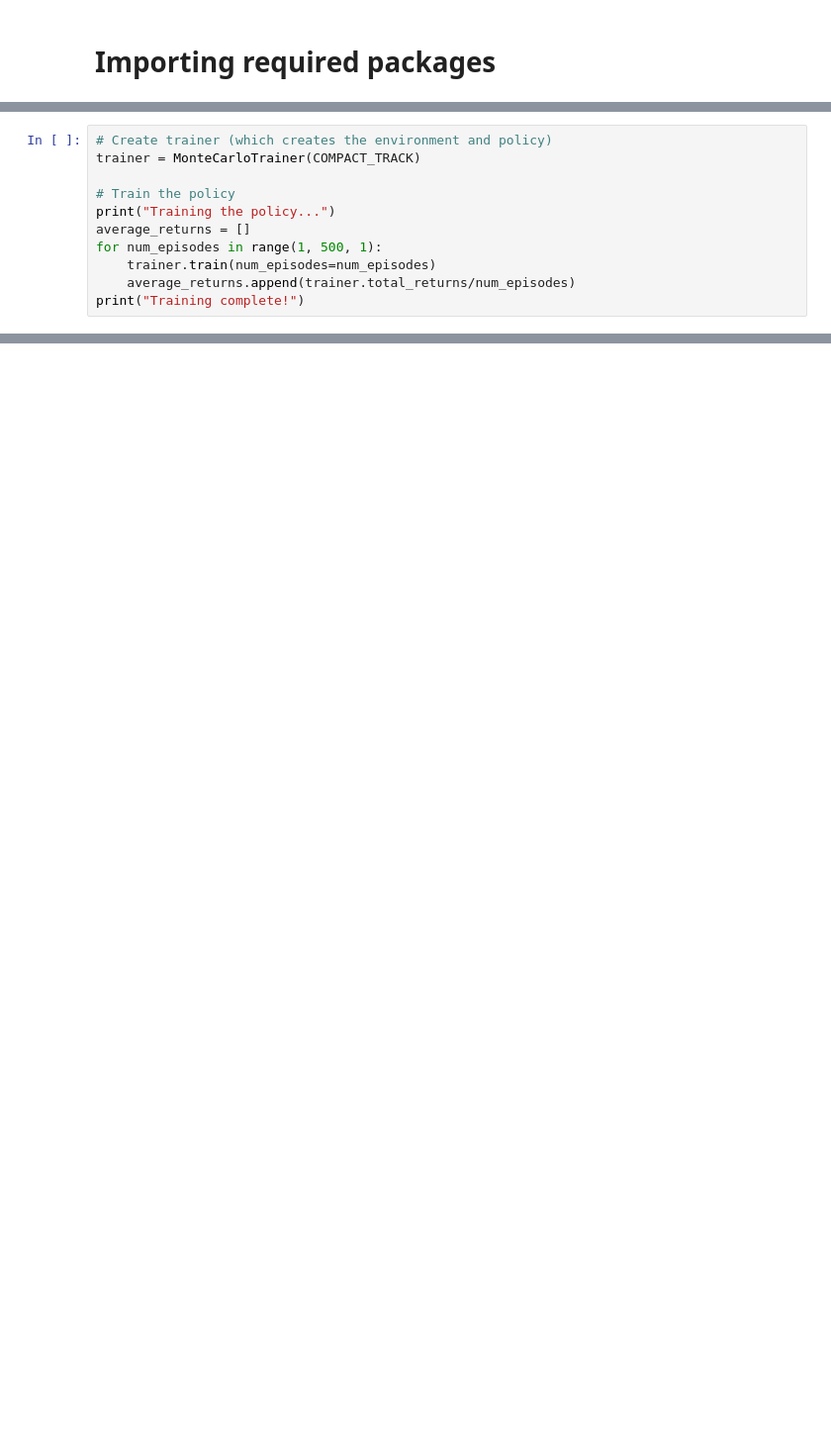
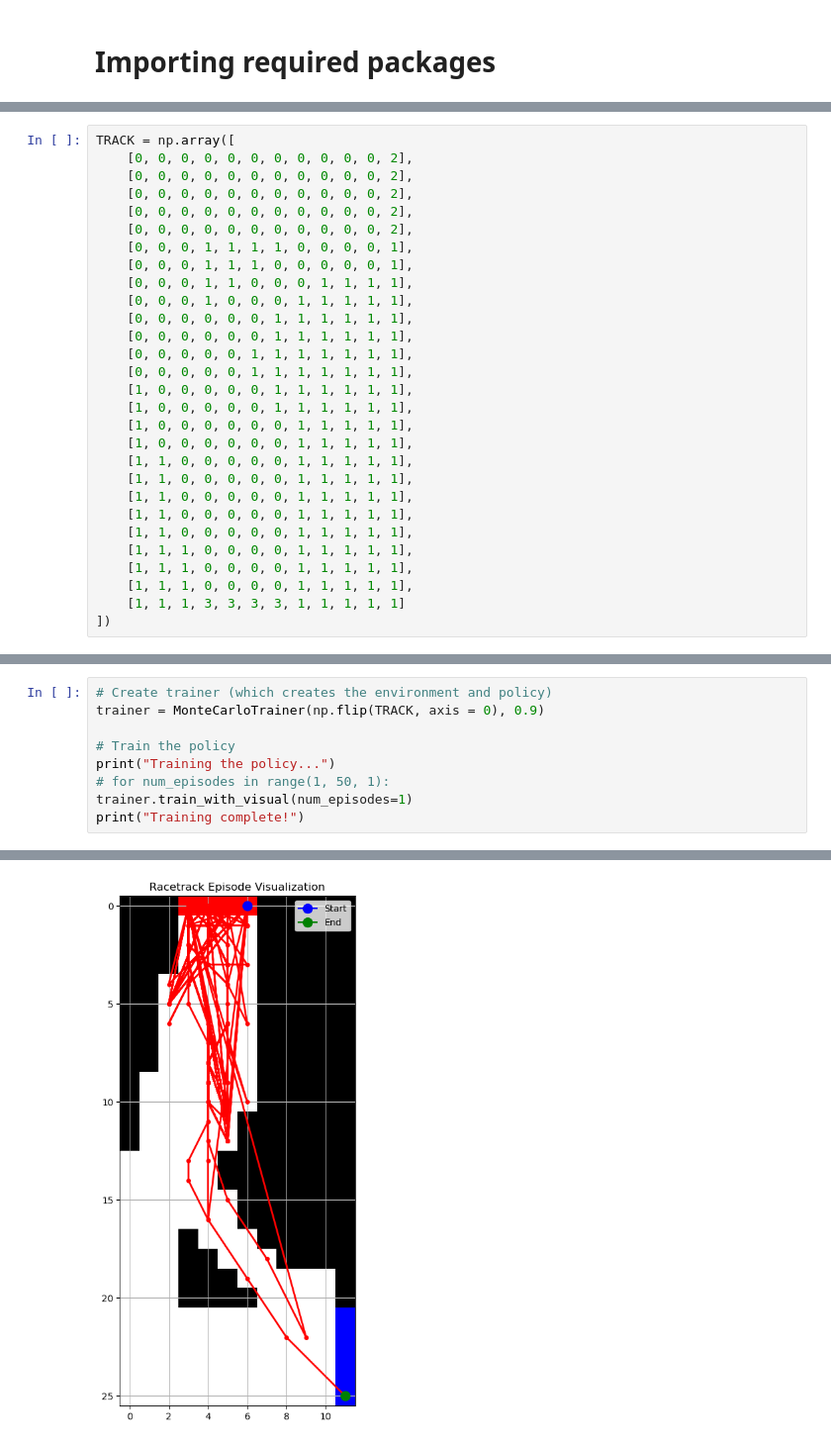
Before and after one commit to joseph280996/Reinforcement-Learning-Assignments, a Jupyter notebook: Assignments/hw2/main.ipynb, the cells around one changed output, grey strips where cells are left out. Shown at 99% size. Cells and saved outputs as stored; diff of their text form; blank space fills up the shorter version.

```diff
--- a/Assignments/hw2/main.ipynb
+++ b/Assignments/hw2/main.ipynb
@@ -27,0 +112,29 @@ COMPACT_TRACK = np.array([
+# %%
+TRACK = np.array([
+    [0, 0, 0, 0, 0, 0, 0, 0, 0, 0, 0, 2],
+    [0, 0, 0, 0, 0, 0, 0, 0, 0, 0, 0, 2],
+    [0, 0, 0, 0, 0, 0, 0, 0, 0, 0, 0, 2],
+    [0, 0, 0, 0, 0, 0, 0, 0, 0, 0, 0, 2],
+    [0, 0, 0, 0, 0, 0, 0, 0, 0, 0, 0, 2],
+    [0, 0, 0, 1, 1, 1, 1, 0, 0, 0, 0, 1],
+    [0, 0, 0, 1, 1, 1, 0, 0, 0, 0, 0, 1],
+    [0, 0, 0, 1, 1, 0, 0, 0, 1, 1, 1, 1],
+    [0, 0, 0, 1, 0, 0, 0, 1, 1, 1, 1, 1],
+    [0, 0, 0, 0, 0, 0, 1, 1, 1, 1, 1, 1],
+    [0, 0, 0, 0, 0, 0, 1, 1, 1, 1, 1, 1],
+    [0, 0, 0, 0, 0, 1, 1, 1, 1, 1, 1, 1],
+    [0, 0, 0, 0, 0, 1, 1, 1, 1, 1, 1, 1],
+    [1, 0, 0, 0, 0, 0, 1, 1, 1, 1, 1, 1],
+    [1, 0, 0, 0, 0, 0, 1, 1, 1, 1, 1, 1],
+    [1, 0, 0, 0, 0, 0, 0, 1, 1, 1, 1, 1],
+    [1, 0, 0, 0, 0, 0, 0, 1, 1, 1, 1, 1],
+    [1, 1, 0, 0, 0, 0, 0, 1, 1, 1, 1, 1],
+    [1, 1, 0, 0, 0, 0, 0, 1, 1, 1, 1, 1],
+    [1, 1, 0, 0, 0, 0, 0, 1, 1, 1, 1, 1],
+    [1, 1, 0, 0, 0, 0, 0, 1, 1, 1, 1, 1],
+    [1, 1, 0, 0, 0, 0, 0, 1, 1, 1, 1, 1],
+    [1, 1, 1, 0, 0, 0, 0, 1, 1, 1, 1, 1],
+    [1, 1, 1, 0, 0, 0, 0, 1, 1, 1, 1, 1],
+    [1, 1, 1, 0, 0, 0, 0, 1, 1, 1, 1, 1],
+    [1, 1, 1, 3, 3, 3, 3, 1, 1, 1, 1, 1]
+])
@@ -30,13 +197,11 @@ COMPACT_TRACK = np.array([
 # %%
 # Create trainer (which creates the environment and policy)
-trainer = MonteCarloTrainer(COMPACT_TRACK)
+trainer = MonteCarloTrainer(np.flip(TRACK, axis = 0), 0.9)
 
 # Train the policy
 print("Training the policy...")
-average_returns = []
-for num_episodes in range(1, 500, 1):
-    trainer.train(num_episodes=num_episodes)
-    average_returns.append(trainer.total_returns/num_episodes)
+# for num_episodes in range(1, 50, 1):
+trainer.train_with_visual(num_episodes=1)
 print("Training complete!")
 # %% [output]
 Training the policy...
@@ -42,0 +209 @@ Training the policy...
+[figure, added]
```
Also changed, not shown: parts of 35 cells of this notebook, 37 other files.
